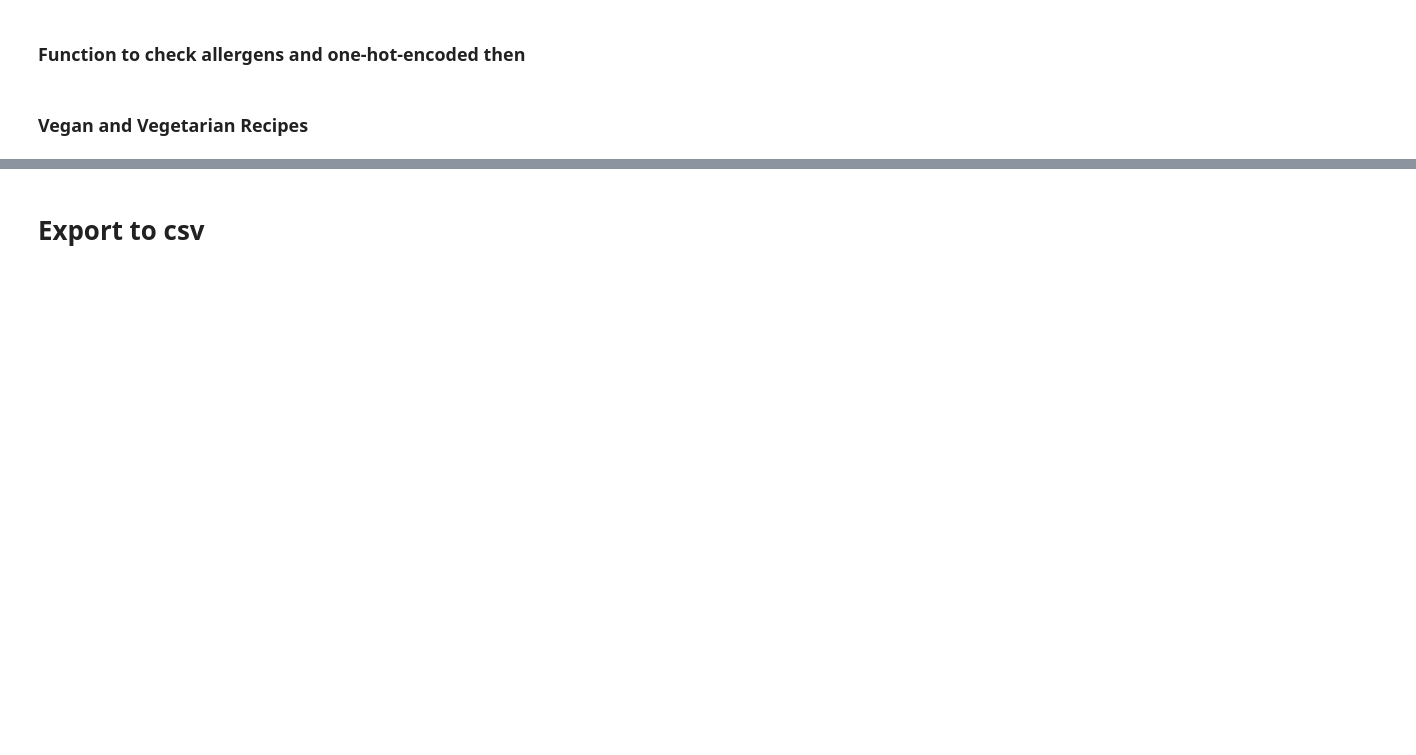
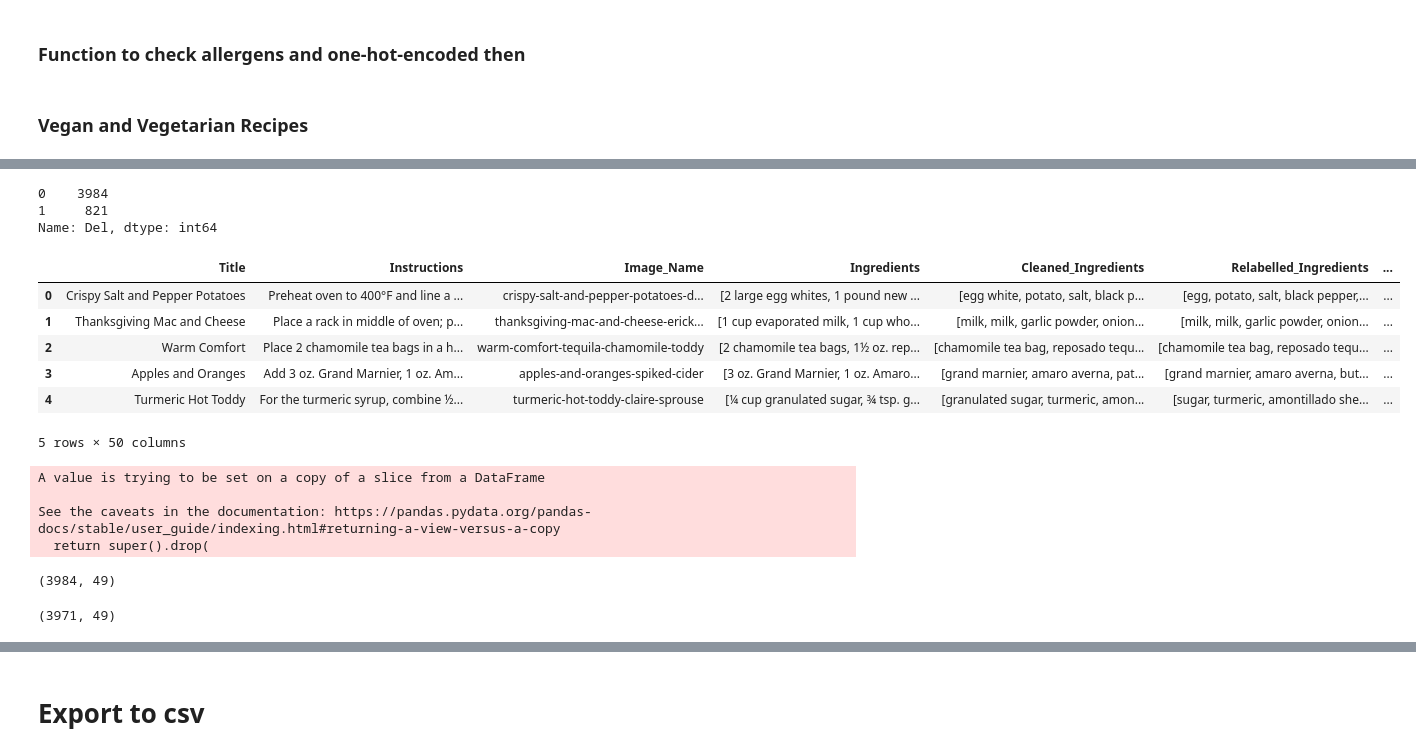
Before and after one commit to mjaber95/FeedMe, a Jupyter notebook: notebooks/3005 Zach-Recipes-features.ipynb, the cells around one changed output, grey strips where cells are left out. Drawn from its saved outputs; the diff is of its cells as text; code cells hidden in the pictures; blank space fills up the shorter version.

```diff
--- a/notebooks/3005 Zach-Recipes-features.ipynb
+++ b/notebooks/3005 Zach-Recipes-features.ipynb
@@ -578,0 +599,2 @@ data['vegan'] = data['Tokenized_Ingredients'].apply(lambda x: two_lists_check(ve
+# %%
+data.drop(columns={'Remove', 'number_of_ingredients', 'length_of_instructions'}, inplace=True)
@@ -578,0 +614,2 @@ data['vegan'] = data['Tokenized_Ingredients'].apply(lambda x: two_lists_check(ve
+# %%
+filenames = os.listdir("../../FeedMe/raw_data/Recipes/Images_to_be_deleted")
@@ -578,0 +627,36 @@ data['vegan'] = data['Tokenized_Ingredients'].apply(lambda x: two_lists_check(ve
+# %%
+def del_images(image_name):
+    if any(file for file in filenames if file == f'{image_name}.jpg'):
+        return 1
+    else:
+        return 0
+# %%
+data['Del'] = data['Image_Name'].apply(lambda x: del_images(x))
+# %%
+data['Del'].value_counts()
+# %% [output]
+0    3984
+1     821
+Name: Del, dtype: int64
+# %%
+data.head()
+# %% [output]
+|  | Title | Instructions | Image_Name | Ingredients | Cleaned_Ingredients | Relabelled_Ingredients | ... |
+| 0 | Crispy Salt and Pepper Potatoes | Preheat oven to 400°F and line a ... | crispy-salt-and-pepper-potatoes-d... | [2 large egg whites, 1 pound new ... | [egg white, potato, salt, black p... | [egg, potato, salt, black pepper,... | ... |
+| 1 | Thanksgiving Mac and Cheese | Place a rack in middle of oven; p... | thanksgiving-mac-and-cheese-erick... | [1 cup evaporated milk, 1 cup who... | [milk, milk, garlic powder, onion... | [milk, milk, garlic powder, onion... | ... |
+| 2 | Warm Comfort | Place 2 chamomile tea bags in a h... | warm-comfort-tequila-chamomile-toddy | [2 chamomile tea bags, 1½ oz. rep... | [chamomile tea bag, reposado tequ... | [chamomile tea bag, reposado tequ... | ... |
+| 3 | Apples and Oranges | Add 3 oz. Grand Marnier, 1 oz. Am... | apples-and-oranges-spiked-cider | [3 oz. Grand Marnier, 1 oz. Amaro... | [grand marnier, amaro averna, pat... | [grand marnier, amaro averna, but... | ... |
+| 4 | Turmeric Hot Toddy | For the turmeric syrup, combine ½... | turmeric-hot-toddy-claire-sprouse | [¼ cup granulated sugar, ¾ tsp. g... | [granulated sugar, turmeric, amon... | [sugar, turmeric, amontillado she... | ... |
+5 rows × 50 columns
+# %%
+df_final = data[data['Del']==0]
+df_final.drop(columns='Del', inplace=True)
+# %% [output]
+A value is trying to be set on a copy of a slice from a DataFrame
+
+See the caveats in the documentation: https://pandas.pydata.org/pandas-docs/stable/user_guide/indexing.html#returning-a-view-versus-a-copy
+  return super().drop(
+# %%
+df_final.shape
+# %% [output]
+(3984, 49)
@@ -578,0 +665,4 @@ data['vegan'] = data['Tokenized_Ingredients'].apply(lambda x: two_lists_check(ve
+# %%
+df_final.shape
+# %% [output]
+(3971, 49)
```
Also changed, not shown: parts of 15 cells of this notebook, 7 other files.
